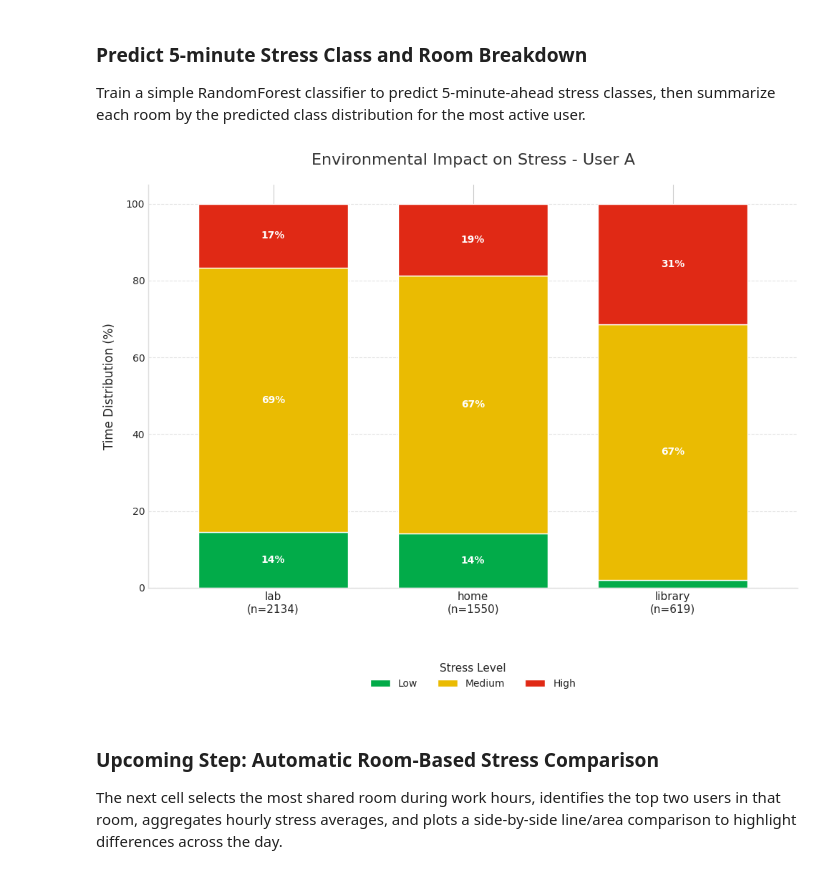
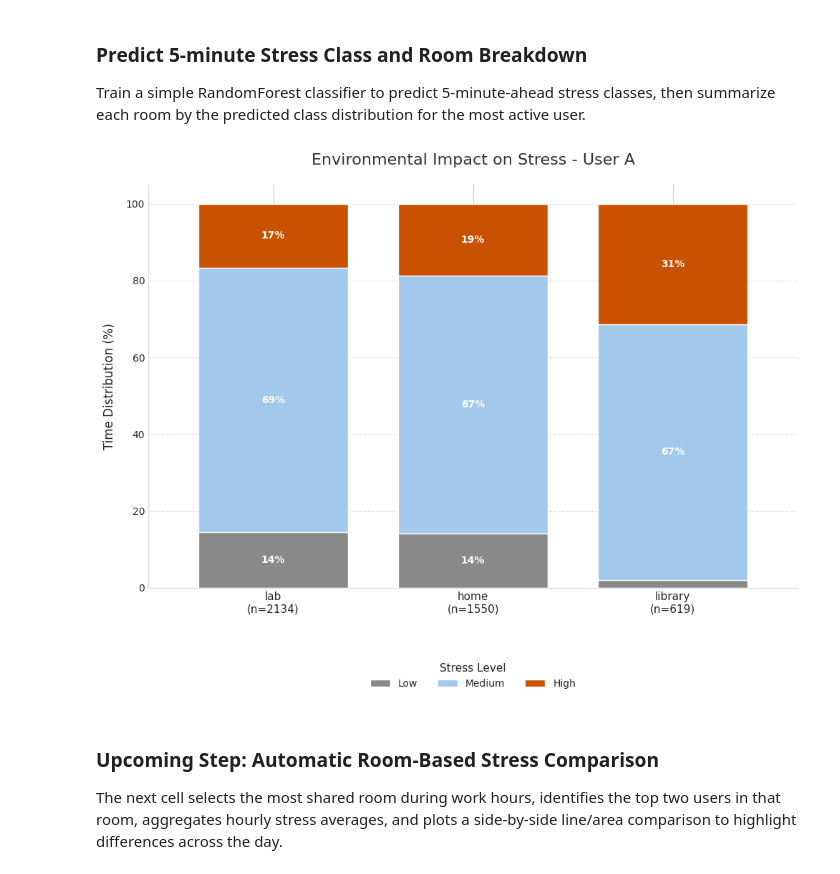
Before and after one commit to ClaudiaGalantino/eda-architecture, a Jupyter notebook: data_analysis/notebooks/model_training_classification.ipynb, the cells around one changed output. Cells and saved outputs as stored; diff of their text form; code cells hidden in the pictures.

```diff
--- a/data_analysis/notebooks/model_training_classification.ipynb
+++ b/data_analysis/notebooks/model_training_classification.ipynb
@@ -16,6 +17,7 @@ True
 # %%
 study_df_path = os.getenv("STUDY_DF_PATH")
 sleep_df_path = os.getenv("SLEEP_DF_PATH")
+save_path = os.getenv("SAVE_PATH")
 # %% [markdown]
 Import study/work DataFrame
 # %%
@@ -821,9 +837,6 @@ Bar chart - Mean stress by room with standard deviation
 ### Predict 5-minute Stress Class and Room Breakdown
 Train a simple RandomForest classifier to predict 5-minute-ahead stress classes, then summarize each room by the predicted class distribution for the most active user.
 # %%
-import pandas as pd
-import matplotlib.pyplot as plt
-import seaborn as sns
 from sklearn.model_selection import train_test_split
 from sklearn.ensemble import RandomForestClassifier
 
@@ -837,6 +850,7 @@ def classify_stress(score):
     elif score <= 60: return 'Medium'
     else: return 'High'
 
+# Future target (5 min)
 horizon = pd.Timedelta(minutes=5)
 df_target = df[['timestamp_local', 'garmin_id', 'stress_score']].copy()
 df_target['timestamp_match'] = df_target['timestamp_local'] - horizon
@@ -855,6 +869,7 @@ df_labeled = pd.merge_asof(
 df_labeled = df_labeled.dropna(subset=['stress_score_future'])
 df_labeled['target_class'] = df_labeled['stress_score_future'].apply(classify_stress)
 
+# Training
 features = ['body_battery', 'hr', 'temperature_DHT22_C', 'humidity_DHT22_%', 'CO2_ppm']
 X = df_labeled[features].fillna(0)
 y = df_labeled['target_class']
@@ -866,6 +881,7 @@ clf.fit(X_train, y_train)
 
 df_labeled['pred_class_5min'] = clf.predict(X)
 
+# Strict categorical order
 class_order = ['Low', 'Medium', 'High']
 df_labeled['pred_class_5min'] = pd.Categorical(df_labeled['pred_class_5min'], categories=class_order, ordered=True)
 
@@ -880,76 +896,80 @@ user_df = df_labeled[df_labeled['garmin_id'] == target_user].copy()
 # Compute percentages
 stress_dist = user_df.groupby(['room', 'pred_class_5min'], observed=False).size().unstack(fill_value=0)
 
-#  Filter Significant Rooms
+# --- IMPROVEMENT 1: Filter Significant Rooms ---
 # Exclude rooms where the user has very few observations (less than 10),
 # to avoid odd columns with 100% based on a single data point.
 total_counts = stress_dist.sum(axis=1)
 valid_rooms = total_counts[total_counts > 10].index
 stress_dist = stress_dist.loc[valid_rooms]
-total_counts = total_counts.loc[valid_rooms]
+total_counts = total_counts.loc[valid_rooms]  # Update counts for labels
 
 # Compute normalized percentages
 stress_props = stress_dist.div(stress_dist.sum(axis=1), axis=0) * 100
 
+# --- IMPROVEMENT 2: Order by "Stress" ---
 # Order bars so the most stressful rooms (more 'High') are on the right
 stress_props = stress_props.sort_values(by=['High', 'Medium'], ascending=True)
 
 # --- PLOTTING STYLE ---
-
+# Set a clean style
 plt.style.use('seaborn-v0_8-whitegrid')
 plt.figure(figsize=(10, 8))
 
-# Green (Relax), Orange (Attention), Red (Alert) - 'Flat Design' colors
-custom_colors = ["#02ab49", "#eabb02", "#e02915"]
+# --- IMPROVEMENT 3: Custom Colors (Colorblind-friendly) ---
+# Low, Medium, High stress - using colorblind-safe palette
+custom_colors = [cmap(0.6), cmap(0.7), cmap(0.5)]
 
 ax = stress_props.plot(
     kind='bar',
     stacked=True,
     color=custom_colors,
     width=0.75,
-    edgecolor='white',
+    edgecolor='white',  # White border between segments for cleanliness
     linewidth=1,
     figsize=(10, 8),
-    ax=plt.gca()
+    ax=plt.gca()  # Use current axis
 )
 
-
+# Titles and labels
 plt.title(f"Environmental Impact on Stress - User A", fontsize=16, pad=20, color='#333333')
 plt.ylabel("Time Distribution (%)", fontsize=12, labelpad=10)
-plt.xlabel("", fontsize=12)
+plt.xlabel("", fontsize=12)  # Remove generic x label, use room names
 
+# --- IMPROVEMENT 4: Richer X-axis Labels ---
 # Add sample count (n) under the room name
 labels = [f"{room}\n(n={total_counts[room]})" for room in stress_props.index]
 ax.set_xticklabels(labels, rotation=0, fontsize=11)
 
 # Clean legend
 plt.legend(
     title="Stress Level",
     title_fontsize='11',
     fontsize='10',
     bbox_to_anchor=(0.5, -0.15),
     loc='upper center',
     borderpad=1,
     ncol=3
 )
 
 # Grid and borders
 plt.grid(axis='y', linestyle='--', alpha=0.5)
 ax.spines['top'].set_visible(False)
 ax.spines['right'].set_visible(False)
 ax.spines['left'].set_color('#DDDDDD')
 ax.spines['bottom'].set_color('#DDDDDD')
 
 # --- Percentage Labels ---
 for c in ax.containers:
     # Show label only if the segment is large enough (>5%) to be readable
     labels = [f'{v.get_height():.0f}%' if v.get_height() > 5 else '' for v in c]
     ax.bar_label(c, labels=labels, label_type='center', color='white', fontweight='bold', fontsize=10)
 
 plt.tight_layout()
+plt.savefig((os.path.join(str(save_path), 'stress_distribution_by_room.pdf')), dpi=300, bbox_inches='tight')
 plt.show()
 # %% [output]
-[figure, old version]
+[figure, new version]
 # %% [markdown]
 ### Upcoming Step: Automatic Room-Based Stress Comparison
 The next cell selects the most shared room during work hours, identifies the top two users in that room, aggregates hourly stress averages, and plots a side-by-side line/area comparison to highlight differences across the day.
```
Also changed, not shown: parts of 25 cells of this notebook, 1 other file.
